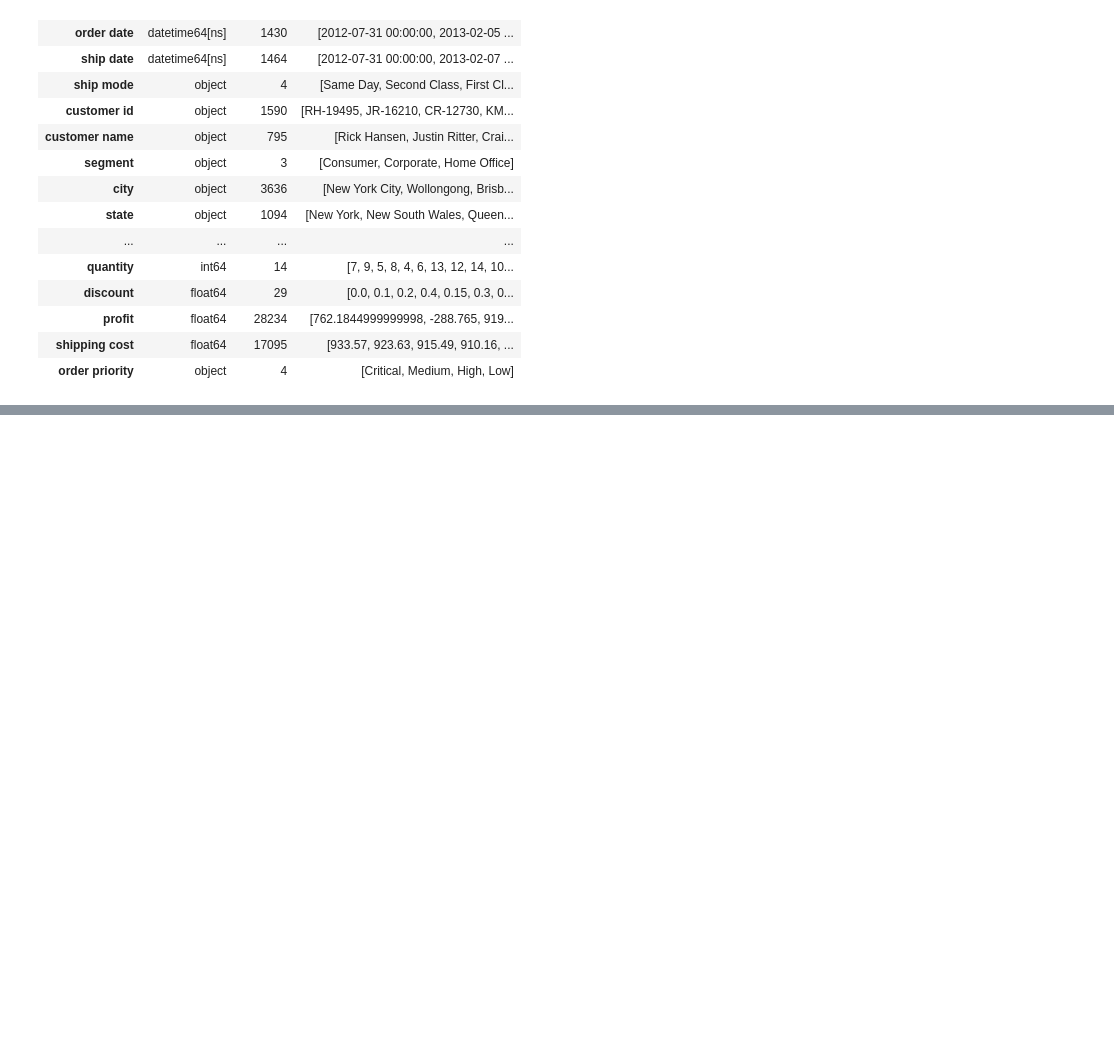
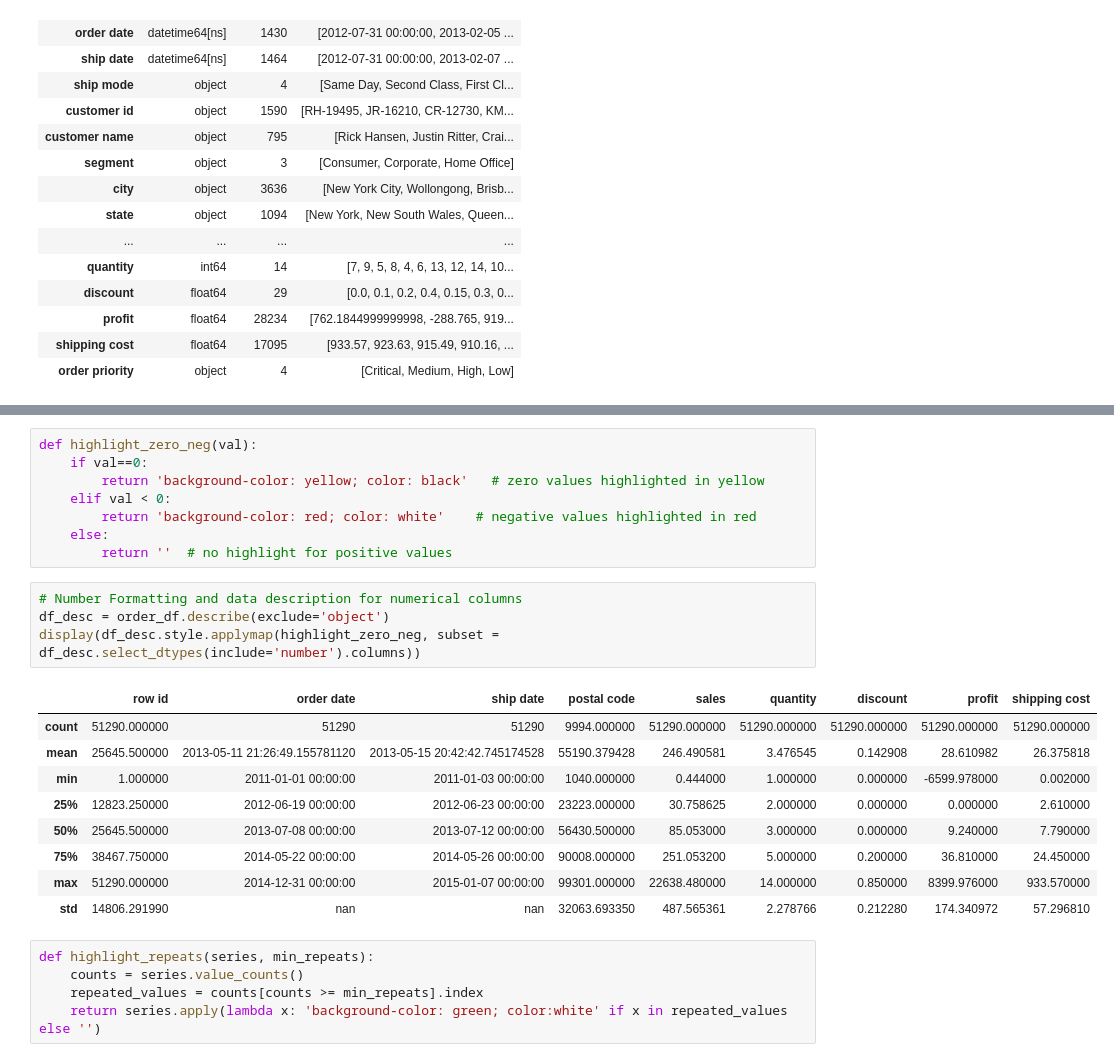
Before and after one commit to annugit1655/Global-Superstore-Project, a Jupyter notebook: notebooks/order-return.ipynb, the cells around one changed output, grey strips where cells are left out. Saved outputs shown, nothing was run; the diff lists cells and outputs as text; blank space fills up the shorter version.

Commit message:
'Formatting'

```diff
--- a/notebooks/order-return.ipynb
+++ b/notebooks/order-return.ipynb
@@ -242,0 +235,27 @@ dtype_df
+# %%
+def highlight_zero_neg(val):
+    if val==0:
+        return 'background-color: yellow; color: black'   # zero values highlighted in yellow
+    elif val < 0:
+        return 'background-color: red; color: white'    # negative values highlighted in red
+    else:
+        return ''  # no highlight for positive values
+# %%
+# Number Formatting and data description for numerical columns
+df_desc = order_df.describe(exclude='object')
+display(df_desc.style.applymap(highlight_zero_neg, subset = df_desc.select_dtypes(include='number').columns))
+# %% [output]
+|  | row id | order date | ship date | postal code | sales | quantity | discount | profit | shipping cost |
+| count | 51290.000000 | 51290 | 51290 | 9994.000000 | 51290.000000 | 51290.000000 | 51290.000000 | 51290.000000 | 51290.000000 |
+| mean | 25645.500000 | 2013-05-11 21:26:49.155781120 | 2013-05-15 20:42:42.745174528 | 55190.379428 | 246.490581 | 3.476545 | 0.142908 | 28.610982 | 26.375818 |
+| min | 1.000000 | 2011-01-01 00:00:00 | 2011-01-03 00:00:00 | 1040.000000 | 0.444000 | 1.000000 | 0.000000 | -6599.978000 | 0.002000 |
+| 25% | 12823.250000 | 2012-06-19 00:00:00 | 2012-06-23 00:00:00 | 23223.000000 | 30.758625 | 2.000000 | 0.000000 | 0.000000 | 2.610000 |
+| 50% | 25645.500000 | 2013-07-08 00:00:00 | 2013-07-12 00:00:00 | 56430.500000 | 85.053000 | 3.000000 | 0.000000 | 9.240000 | 7.790000 |
+| 75% | 38467.750000 | 2014-05-22 00:00:00 | 2014-05-26 00:00:00 | 90008.000000 | 251.053200 | 5.000000 | 0.200000 | 36.810000 | 24.450000 |
+| max | 51290.000000 | 2014-12-31 00:00:00 | 2015-01-07 00:00:00 | 99301.000000 | 22638.480000 | 14.000000 | 0.850000 | 8399.976000 | 933.570000 |
+| std | 14806.291990 | nan | nan | 32063.693350 | 487.565361 | 2.278766 | 0.212280 | 174.340972 | 57.296810 |
+# %%
+def highlight_repeats(series, min_repeats):
+    counts = series.value_counts()
+    repeated_values = counts[counts >= min_repeats].index
+    return series.apply(lambda x: 'background-color: green; color:white' if x in repeated_values else '')
```
Also changed, not shown: parts of 8 cells of this notebook.
